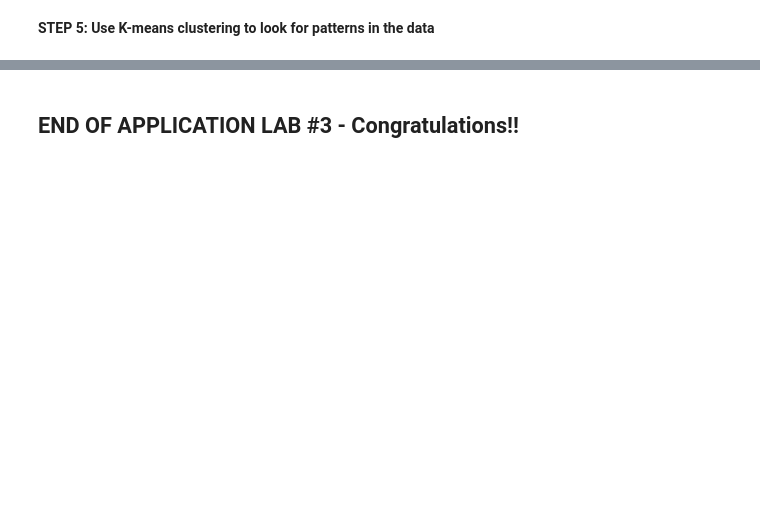
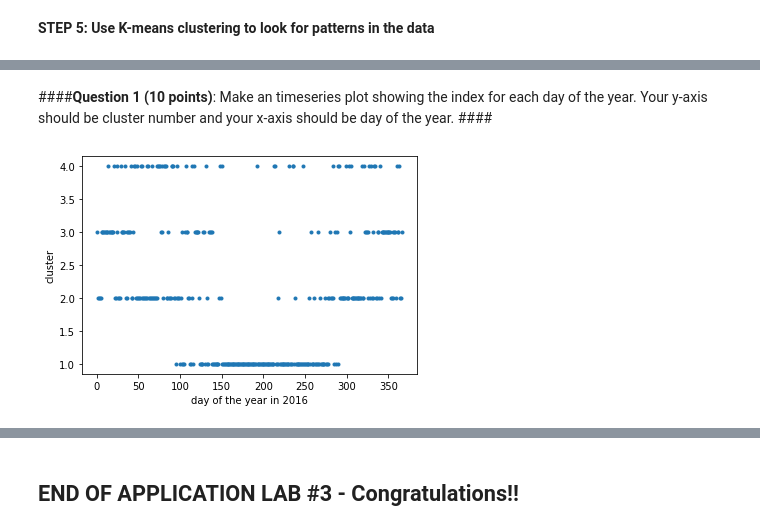
Before and after one commit to jenkayco/ATOC4500_Spring2022, a Jupyter notebook: ATOC4500_applicationlab3.ipynb, the cells around one changed output, grey strips where cells are left out. Drawn from its saved outputs; the diff is of its cells as text; code cells hidden in the pictures; blank space fills up the shorter version.

```diff
--- a/ATOC4500_applicationlab3.ipynb
+++ b/ATOC4500_applicationlab3.ipynb
@@ -401,0 +226,12 @@ for ax in fig.get_axes():
+# %% [markdown]
+####**Question 1 (10 points)**: Make an timeseries plot showing the index for each day of the year.  Your y-axis should be cluster number and your x-axis should be day of the year. ####
+# %%
+### put your answer to question 1 in code format here:
+
+
+day=np.arange(1,367,1)
+plt.plot(day,idx,'.');
+plt.ylabel('cluster');
+plt.xlabel('day of the year in 2016');
+# %% [output]
+[figure, added]
```
Also changed, not shown: parts of 54 cells of this notebook.
